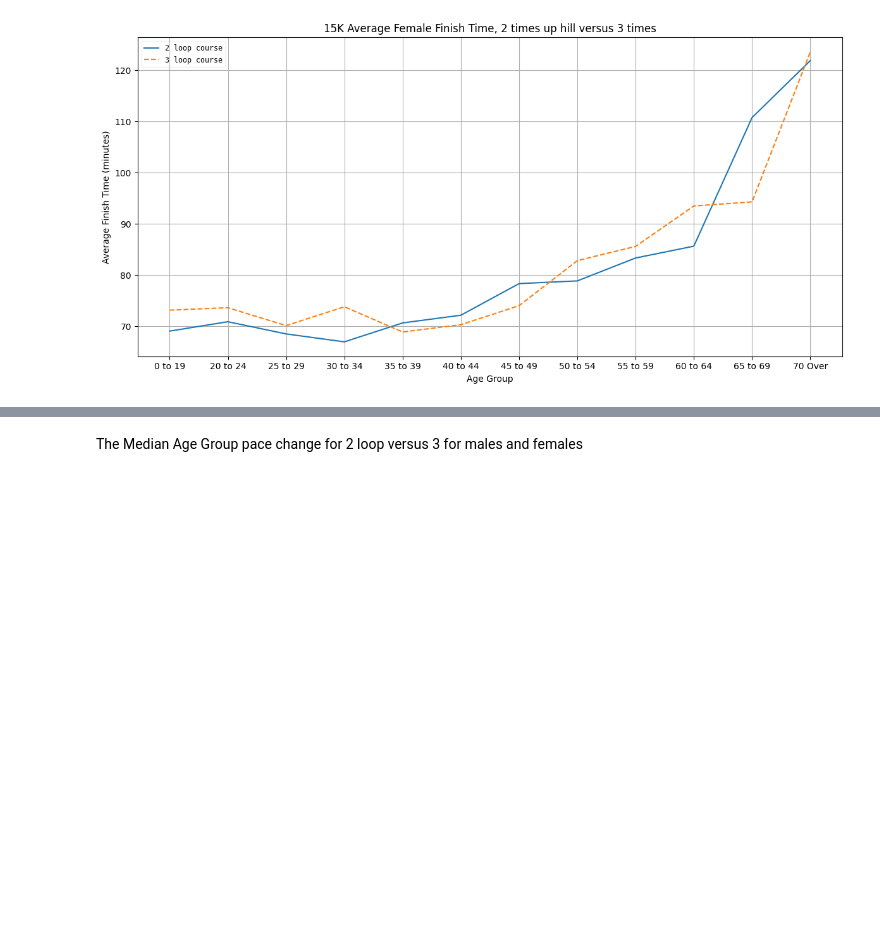
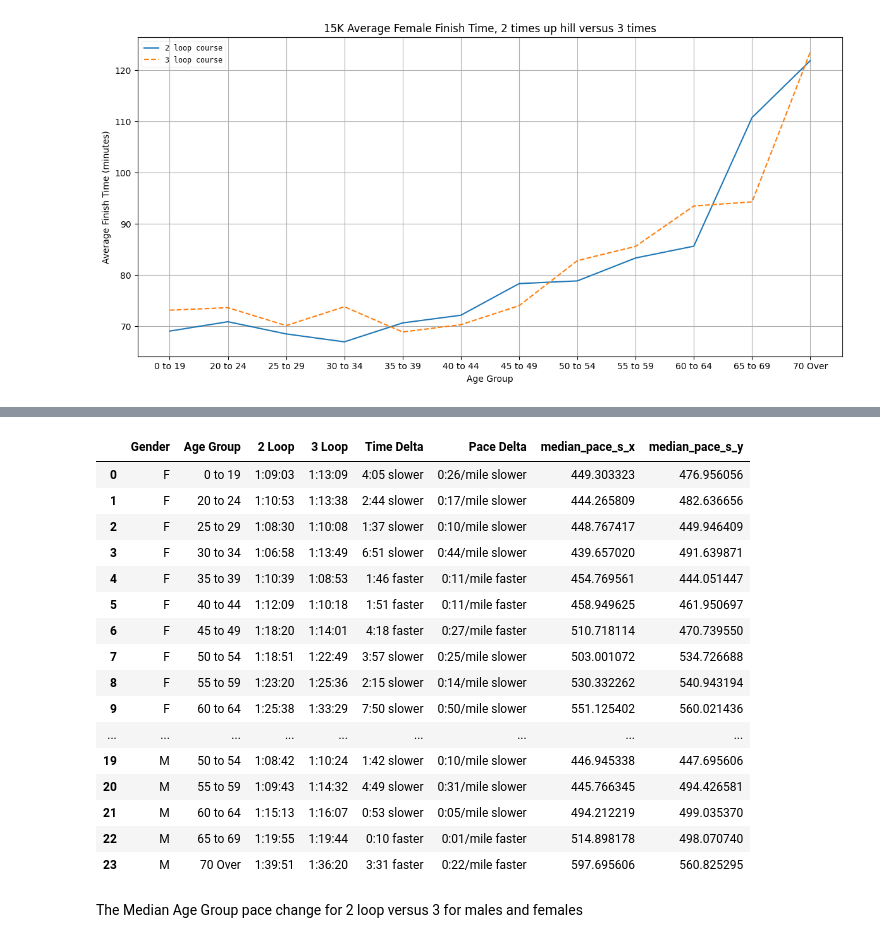
Before and after one commit to mbromberek/race_finisher_analyze, a Jupyter notebook: Steamboat_Dist_analyze.ipynb, the cells around one changed output, grey strips where cells are left out. Drawn from its saved outputs; the diff is of its cells as text; code cells hidden in the pictures; blank space fills up the shorter version.

```diff
--- a/Steamboat_Dist_analyze.ipynb
+++ b/Steamboat_Dist_analyze.ipynb
@@ -754,3 +660,79 @@ display(loop_result[['Gender','Age Group'\
+# %%
+loops_2 = course_loops_top3[(course_loops_top3['race_course'] == '2 loops') \
+    & (course_loops_top3['gender'].isin(['M','F']))]
+loops_3 = course_loops_top3[(course_loops_top3['race_course'] == '3 loops') \
+    & (course_loops_top3['gender'].isin(['M','F']))]
+loop_result = loops_2.merge(loops_3, how='outer', on=['gender','age_group'])
+loop_result.fillna(0,inplace=True)
+
+# Get difference for time
+if stat['id'] == 'median':
+    loop_result['diff_finish_time_s'] = (loop_result['median_time_s_y'] - \
+        loop_result['median_time_s_x']).abs()
+    loop_result['3 loop faster'] = loop_result['median_time_s_y'] < loop_result['median_time_s_x']
+    loop_result['diff_pace_s'] = (loop_result['median_pace_s_x'] - \
+        loop_result['median_pace_s_y'])
+    loop_result['diff_pace_s_abs'] = loop_result['diff_pace_s'].abs()
+else:
+    loop_result['diff_finish_time_s'] = (loop_result['avg_time_s_y'] - \
+        loop_result['avg_time_s_x']).abs()
+    loop_result['3 loop faster'] = loop_result['avg_time_s_y'] < loop_result['avg_time_s_x']
+    loop_result['diff_pace_s'] = (loop_result['avg_pace_s_x'] - \
+        loop_result['avg_pace_s_y'])
+    loop_result['diff_pace_s_abs'] = loop_result['diff_pace_s'].abs()
+
+loop_result['Difference Time'] = seconds_to_str(loop_result,'diff_finish_time_s', format='ms')
+
+loop_result['Time Delta'] = \
+    loop_result['Difference Time'] + np.where(loop_result['3 loop faster'], ' faster', ' slower')
+loop_result['Pace Delta'] = \
+    seconds_to_str(loop_result,'diff_pace_s_abs', format='ms') \
+    + '/mile' \
+    + np.where(loop_result['3 loop faster'], ' faster', ' slower')
+
+loop_result.rename(columns={\
+    'gender':'Gender','age_group':'Age Group',
+    'finisher_count_x':'2 loop Finishers','median_time_minute_x':'2 loop Median Time Minutes',\
+    'avg_time_minute_x':'2 loop Average Time Minutes',\
+    'finisher_count_y':'3 loop Finishers','median_time_minute_y':'3 loop Median Time Minutes',\
+    'avg_time_minute_y':'3 loop Average Time Minutes',
+    }, inplace=True
+)
+if stat['id'] == 'median':
+    loop_result.rename(columns={\
+        'median_time_string_x':'2 Loop','median_time_string_y':'3 Loop'
+        }, inplace=True
+    )
+else:
+    loop_result.rename(columns={\
+        'avg_time_string_x':'2 Loop','avg_time_string_y':'3 Loop'
+        }, inplace=True
+    )
+
+display(loop_result[['Gender','Age Group'\
+             , '2 Loop','3 Loop'\
+             , 'Time Delta', 'Pace Delta'\
+             , 'median_pace_s_x','median_pace_s_y'
+             ]]\
+    .sort_values(['Gender','Age Group']))
+# %% [output]
+|  | Gender | Age Group | 2 Loop | 3 Loop | Time Delta | Pace Delta | median_pace_s_x | median_pace_s_y |
+| 0 | F | 0 to 19 | 1:09:03 | 1:13:09 | 4:05 slower | 0:26/mile slower | 449.303323 | 476.956056 |
+| 1 | F | 20 to 24 | 1:10:53 | 1:13:38 | 2:44 slower | 0:17/mile slower | 444.265809 | 482.636656 |
+| 2 | F | 25 to 29 | 1:08:30 | 1:10:08 | 1:37 slower | 0:10/mile slower | 448.767417 | 449.946409 |
+| 3 | F | 30 to 34 | 1:06:58 | 1:13:49 | 6:51 slower | 0:44/mile slower | 439.657020 | 491.639871 |
+| 4 | F | 35 to 39 | 1:10:39 | 1:08:53 | 1:46 faster | 0:11/mile faster | 454.769561 | 444.051447 |
+| 5 | F | 40 to 44 | 1:12:09 | 1:10:18 | 1:51 faster | 0:11/mile faster | 458.949625 | 461.950697 |
+| 6 | F | 45 to 49 | 1:18:20 | 1:14:01 | 4:18 faster | 0:27/mile faster | 510.718114 | 470.739550 |
+| 7 | F | 50 to 54 | 1:18:51 | 1:22:49 | 3:57 slower | 0:25/mile slower | 503.001072 | 534.726688 |
+| 8 | F | 55 to 59 | 1:23:20 | 1:25:36 | 2:15 slower | 0:14/mile slower | 530.332262 | 540.943194 |
+| 9 | F | 60 to 64 | 1:25:38 | 1:33:29 | 7:50 slower | 0:50/mile slower | 551.125402 | 560.021436 |
+| ... | ... | ... | ... | ... | ... | ... | ... | ... |
+| 19 | M | 50 to 54 | 1:08:42 | 1:10:24 | 1:42 slower | 0:10/mile slower | 446.945338 | 447.695606 |
+| 20 | M | 55 to 59 | 1:09:43 | 1:14:32 | 4:49 slower | 0:31/mile slower | 445.766345 | 494.426581 |
+| 21 | M | 60 to 64 | 1:15:13 | 1:16:07 | 0:53 slower | 0:05/mile slower | 494.212219 | 499.035370 |
+| 22 | M | 65 to 69 | 1:19:55 | 1:19:44 | 0:10 faster | 0:01/mile faster | 514.898178 | 498.070740 |
+| 23 | M | 70 Over | 1:39:51 | 1:36:20 | 3:31 faster | 0:22/mile faster | 597.695606 | 560.825295 |
 # %% [markdown]
 The Median Age Group pace change for 2 loop versus 3 for males and females
 # %%
```
Also changed, not shown: parts of 16 cells of this notebook.
